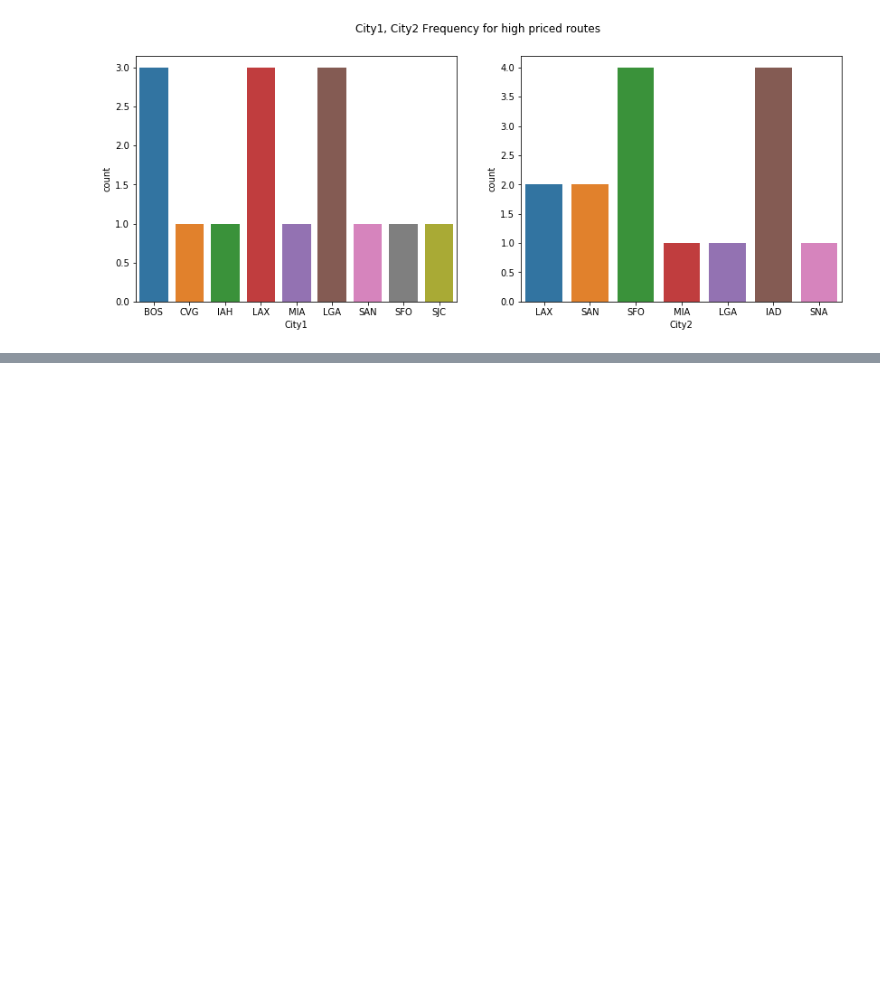
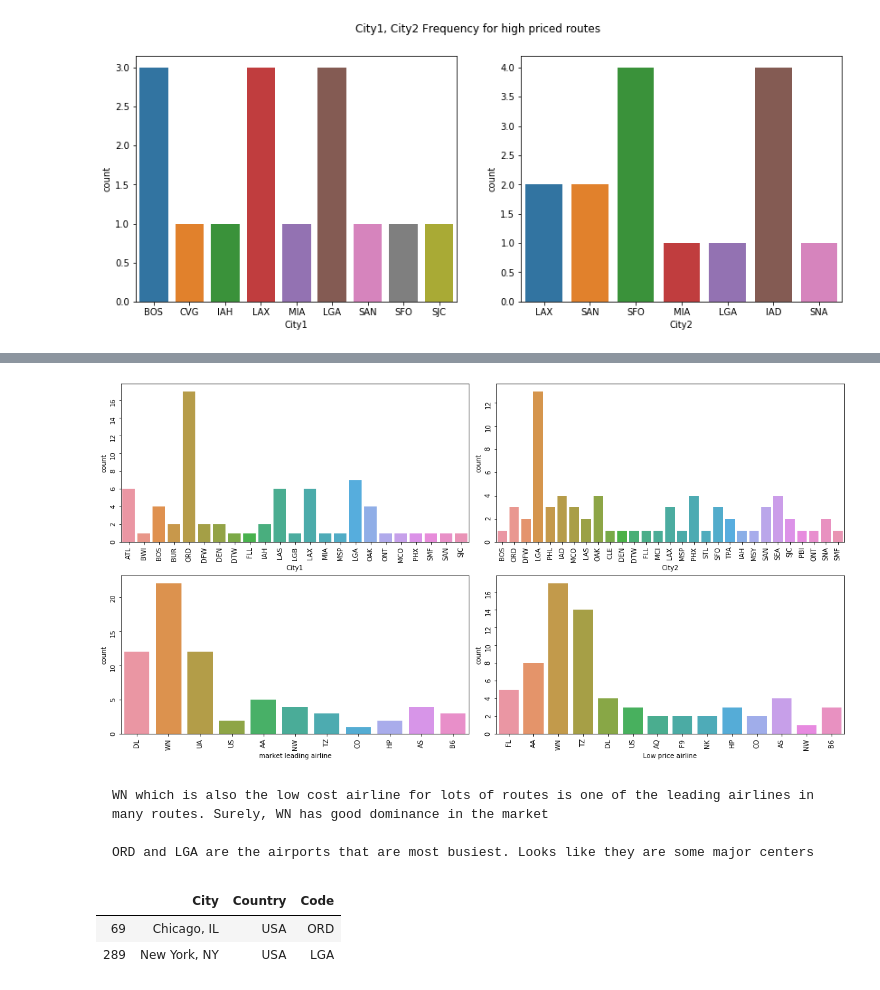
Before and after one commit to prudhvip21/Usecase-Fare_Prediction_Flight_Prices, a Jupyter notebook: FlightFarePrediction.ipynb, the cells around one changed output, grey strips where cells are left out. Saved outputs shown, nothing was run; the diff lists cells and outputs as text; code cells hidden in the pictures; blank space fills up the shorter version.

```diff
--- a/FlightFarePrediction.ipynb
+++ b/FlightFarePrediction.ipynb
@@ -195,0 +454,3 @@ for ax,col in zip(axs,['City1','City2']):
+# %%
+airfares_avg_pass_out = airfares[airfares['Average weekly passengers']>1700]
+airfares_avg_pass_out
@@ -195,0 +471,21 @@ for ax,col in zip(axs,['City1','City2']):
+# %%
+fig, axs = plt.subplots(2,2,figsize=(16,8))
+axs = axs.flatten()
+
+
+plt.tight_layout(h_pad=3)
+for col, ax in zip(obj_cols,axs):
+    sns.countplot(airfares_avg_pass_out[col],ax=ax)
+    ax.tick_params(labelrotation=90)
+# %% [output]
+[figure, added]
+# %% [markdown]
+    WN which is also the low cost airline for lots of routes is one of the leading airlines in many routes. Surely, WN has good dominance in the market
+
+    ORD and LGA are the airports that are most busiest. Looks like they are some major centers
+# %%
+airport_codes_clean[airport_codes_clean['Code'].isin(['ORD','LGA'])]
+# %% [output]
+|  | City | Country | Code |
+| 69 | Chicago, IL | USA | ORD |
+| 289 | New York, NY | USA | LGA |
```
Also changed, not shown: parts of 98 cells of this notebook.
